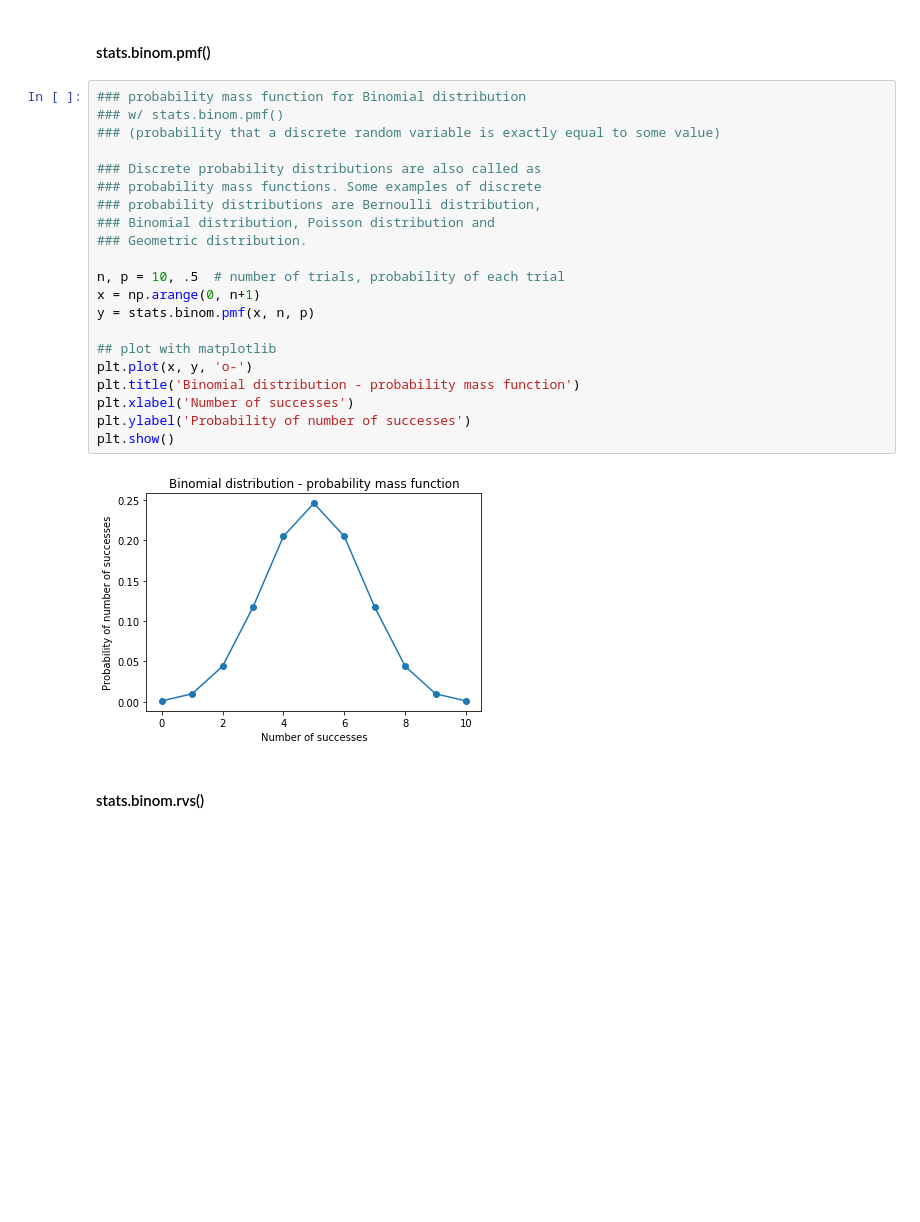
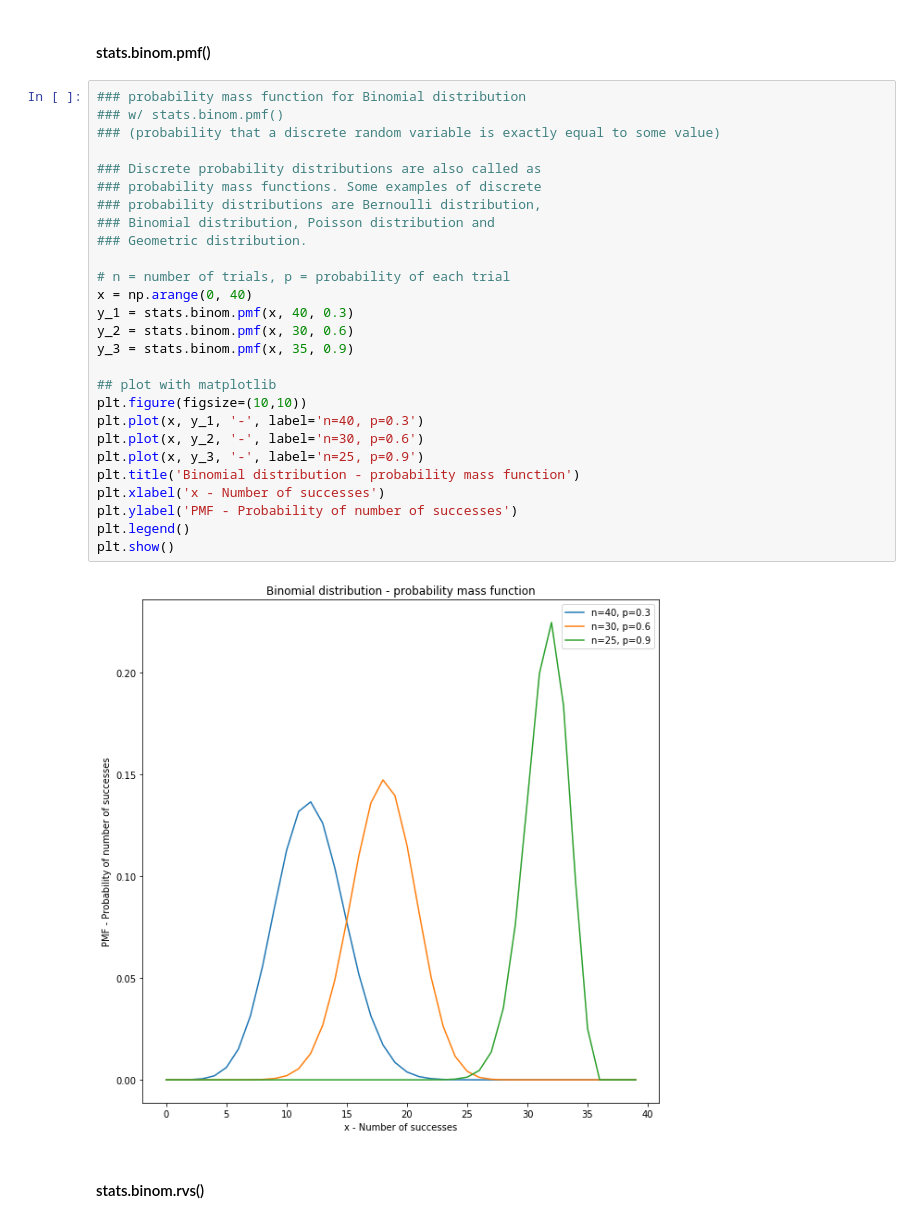
Before and after one commit to andrewmontes87/practical_statistics_py, a Jupyter notebook: notebooks/02 - Data and sampling distributions.ipynb, the cells around one changed output. Cells and saved outputs as stored; diff of their text form; blank space fills up the shorter version.

```diff
--- a/notebooks/02 - Data and sampling distributions.ipynb
+++ b/notebooks/02 - Data and sampling distributions.ipynb
@@ -653,26 +675,32 @@ plt.show()
 # %%
 ### probability mass function for Binomial distribution
 ### w/ stats.binom.pmf()
 ### (probability that a discrete random variable is exactly equal to some value)
 
 ### Discrete probability distributions are also called as
 ### probability mass functions. Some examples of discrete
 ### probability distributions are Bernoulli distribution,
 ### Binomial distribution, Poisson distribution and
 ### Geometric distribution.
 
-n, p = 10, .5  # number of trials, probability of each trial
-x = np.arange(0, n+1)
-y = stats.binom.pmf(x, n, p)
+# n = number of trials, p = probability of each trial
+x = np.arange(0, 40)
+y_1 = stats.binom.pmf(x, 40, 0.3)
+y_2 = stats.binom.pmf(x, 30, 0.6)
+y_3 = stats.binom.pmf(x, 35, 0.9)
 
 ## plot with matplotlib
-plt.plot(x, y, 'o-')
+plt.figure(figsize=(10,10))
+plt.plot(x, y_1, '-', label='n=40, p=0.3')
+plt.plot(x, y_2, '-', label='n=30, p=0.6')
+plt.plot(x, y_3, '-', label='n=25, p=0.9')
 plt.title('Binomial distribution - probability mass function')
-plt.xlabel('Number of successes')
-plt.ylabel('Probability of number of successes')
+plt.xlabel('x - Number of successes')
+plt.ylabel('PMF - Probability of number of successes')
+plt.legend()
 plt.show()
 # %% [output]
-[figure, old version]
+[figure, new version]
 # %% [markdown]
 #### stats.binom.rvs()
 # %%
```
Also changed, not shown: parts of 11 cells of this notebook, 2 other files.
